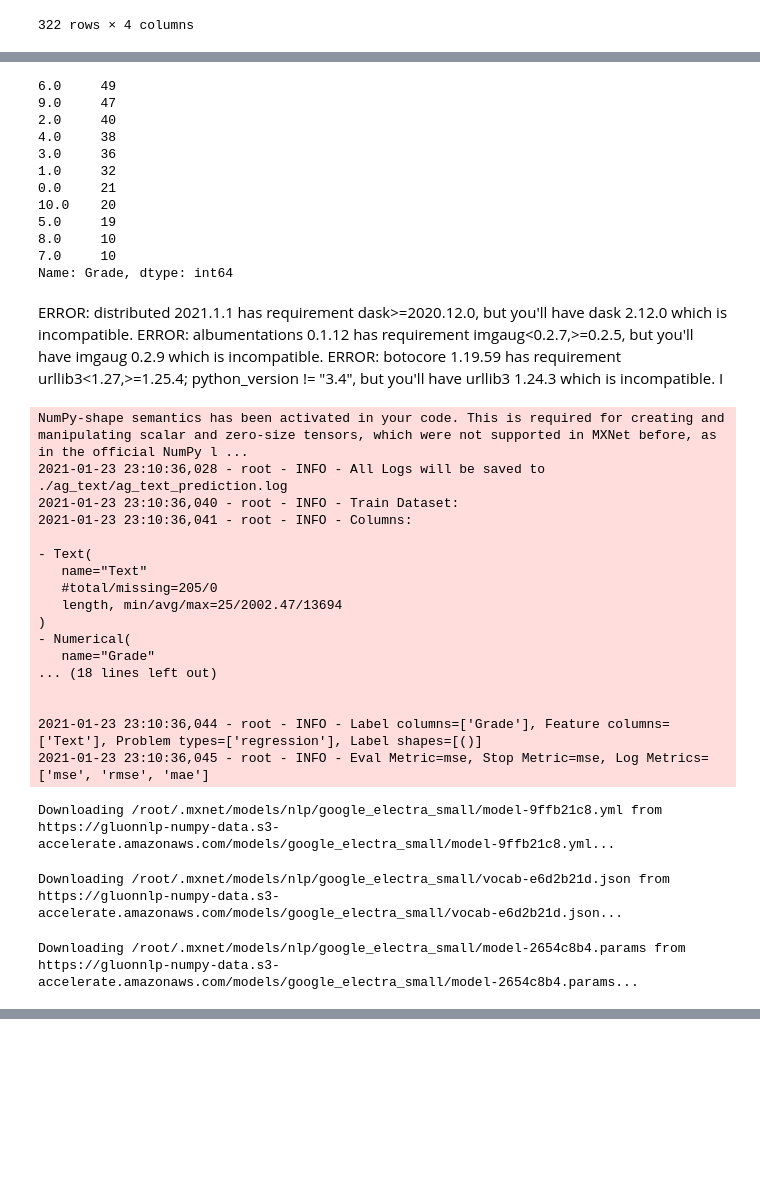
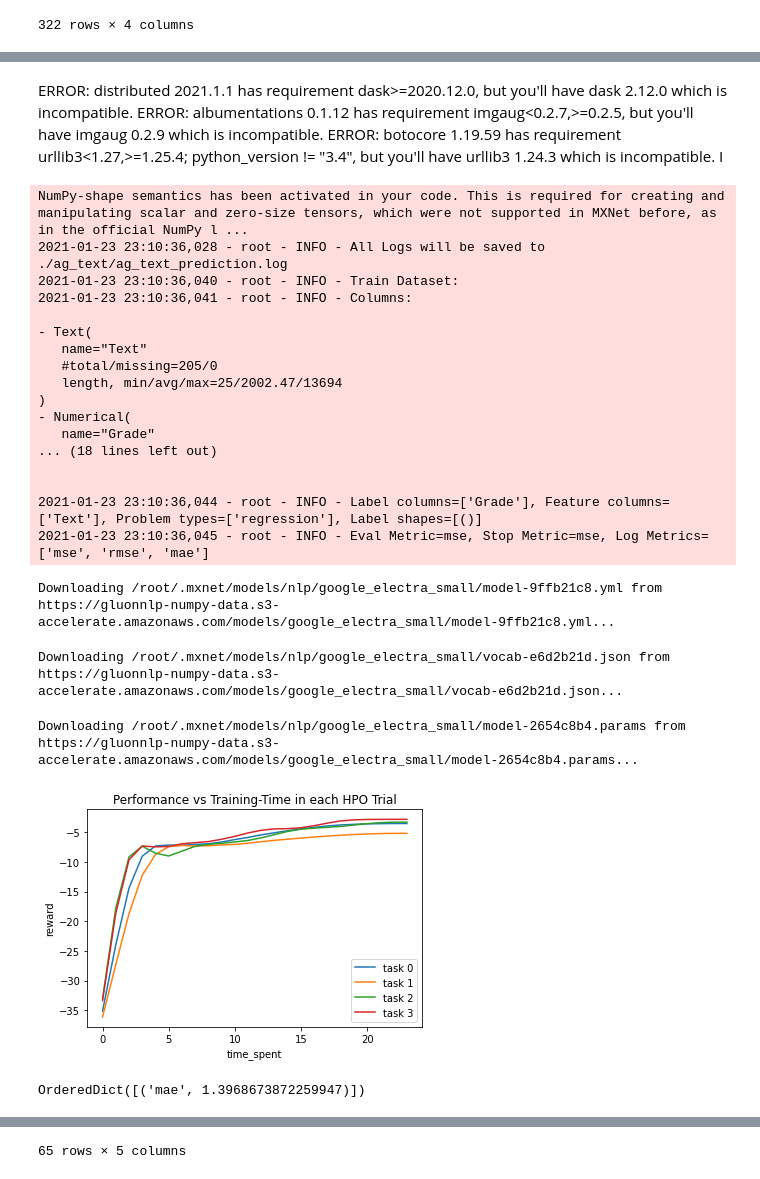
Before and after one commit to Violet-Spiral/assessing-childrens-writing, a Jupyter notebook: data_exploration/autogluon_student_writing_models.ipynb, the cells around one changed output, grey strips where cells are left out. Cells and saved outputs as stored; diff of their text form; code cells hidden in the pictures; blank space fills up the shorter version.

```diff
--- a/data_exploration/autogluon_student_writing_models.ipynb
+++ b/data_exploration/autogluon_student_writing_models.ipynb
@@ -72,18 +46,3 @@ df
-# %%
-df.Grade.value_counts()
-# %% [output]
-6.0     49
-9.0     47
-2.0     40
-4.0     38
-3.0     36
-1.0     32
-0.0     21
-10.0    20
-5.0     19
-8.0     10
-7.0     10
-Name: Grade, dtype: int64
 # %%
 randindx = np.random.permutation(np.arange(len(df)))
 train_df = df.iloc[randindx[:int(len(randindx)*.8)]]
@@ -95,32 +54,35 @@ ERROR: albumentations 0.1.12 has requirement imgaug<0.2.7,>=0.2.5, but you'll ha
 ERROR: botocore 1.19.59 has requirement urllib3<1.27,>=1.25.4; python_version != "3.4", but you'll have urllib3 1.24.3 which is incompatible.
 I
 # %%
-from autogluon import TextPrediction as task
-predictor = task.fit(train_df[['Text','Grade']], label='Grade',
-                     seed=111
-                    )
+
+# from autogluon import TextPrediction as task
+# predictor = task.fit(train_df[['Text','Grade']], label='Grade',
+#                      seed=111
+#                     )
 print(predictor.evaluate(test_df[['Text','Grade']], metrics=['mae']))
 yhat = predictor.predict({'Text':[text for text in test_df.Text]})
 errors['Text Prediction'] = yhat
 errors
 # %% [output]
 NumPy-shape semantics has been activated in your code. This is required for creating and manipulating scalar and zero-size tensors, which were not supported in MXNet before, as in the official NumPy l ...
 2021-01-23 23:10:36,028 - root - INFO - All Logs will be saved to ./ag_text/ag_text_prediction.log
 2021-01-23 23:10:36,040 - root - INFO - Train Dataset:
 2021-01-23 23:10:36,041 - root - INFO - Columns:
 
 - Text(
    name="Text"
    #total/missing=205/0
    length, min/avg/max=25/2002.47/13694
 )
 - Numerical(
    name="Grade"
 ... (18 lines left out)
 
 
 2021-01-23 23:10:36,044 - root - INFO - Label columns=['Grade'], Feature columns=['Text'], Problem types=['regression'], Label shapes=[()]
 2021-01-23 23:10:36,045 - root - INFO - Eval Metric=mse, Stop Metric=mse, Log Metrics=['mse', 'rmse', 'mae']
 Downloading /root/.mxnet/models/nlp/google_electra_small/model-9ffb21c8.yml from https://gluonnlp-numpy-data.s3-accelerate.amazonaws.com/models/google_electra_small/model-9ffb21c8.yml...
 Downloading /root/.mxnet/models/nlp/google_electra_small/vocab-e6d2b21d.json from https://gluonnlp-numpy-data.s3-accelerate.amazonaws.com/models/google_electra_small/vocab-e6d2b21d.json...
 Downloading /root/.mxnet/models/nlp/google_electra_small/model-2654c8b4.params from https://gluonnlp-numpy-data.s3-accelerate.amazonaws.com/models/google_electra_small/model-2654c8b4.params...
+[figure, added]
+OrderedDict([('mae', 1.3968673872259947)])
@@ -127,3 +101,4 @@ Downloading /root/.mxnet/models/nlp/google_electra_small/model-2654c8b4.params f
+65 rows × 5 columns
 # %%
 predictor2 = task.fit(train_df[['grammarized','Grade']], label='Grade',
                      seed=111
```
Also changed, not shown: parts of 9 cells of this notebook, 1 other file.
